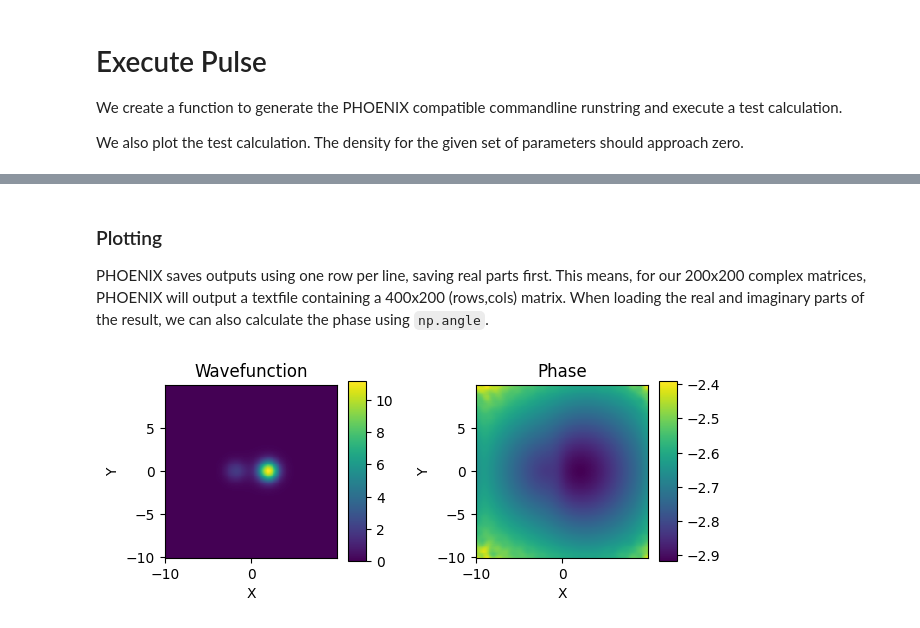
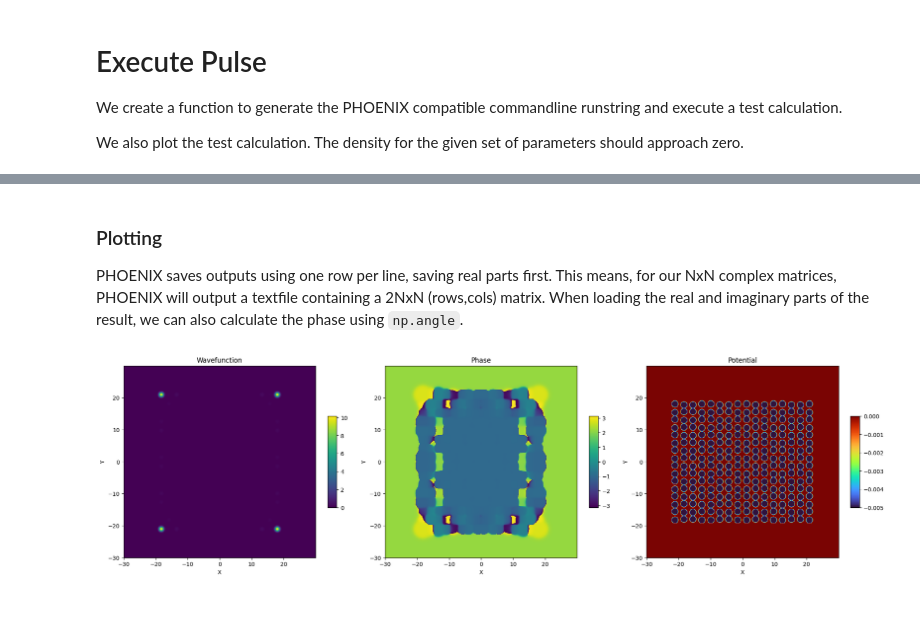
Before and after one commit to Schumacher-Group-UPB/PULSE, a Jupyter notebook: examples/example_1/example.ipynb, the cells around one changed output, grey strips where cells are left out. Cells and saved outputs as stored; diff of their text form; code cells hidden in the pictures.

```diff
--- a/examples/example_1/example.ipynb
+++ b/examples/example_1/example.ipynb
@@ -115,3 +185,19 @@ plt.tight_layout()
+# %%
+# Plot the first 5 Eigenstates
+rows = N_eigs//5 + 1 if N_eigs%5 != 0 else N_eigs//5
+cols = np.min((5, N_eigs)).astype(int)
+fig, axes = plt.subplots(rows,cols, figsize=(20,4*rows))
+ax = axes.flatten()
+for i in range(N_eigs):
+    ax[i].imshow(np.abs(eigenvectors[:,i]).reshape(grid_size,grid_size), cmap='turbo')
+    ax[i].set_title(f"Eigenstate {i+1}\nE = {eigenvalues[i]:.8f} eV = {eigenvalues[i]/hbar:.8f} Hz",fontsize=8)
+plt.tight_layout()
+plt.show()
+
+# Plot Eigenvalues
+plt.figure()
+plt.plot(eigenvalues, 'o')
+plt.title("Eigenvalues")
 # %% [markdown]
 # Execute Pulse
 
@@ -180,24 +264,30 @@ print(stdout.decode("utf-8"))
 # %% [markdown]
 ### Plotting
-PHOENIX saves outputs using one row per line, saving real parts first. This means, for our 200x200 complex matrices, PHOENIX will output a textfile containing a 400x200 (rows,cols) matrix. When loading the real and imaginary parts of the result, we can also calculate the phase using `np.angle`.
+PHOENIX saves outputs using one row per line, saving real parts first. This means, for our NxN complex matrices, PHOENIX will output a textfile containing a 2NxN (rows,cols) matrix. When loading the real and imaginary parts of the result, we can also calculate the phase using `np.angle`.
 # %%
 # Plot Results
 data = np.loadtxt( os.path.join(result_path, "wavefunction_plus.txt") )
 re,im = data[:grid_size,:], data[grid_size:,:]
 psi = (re + 1j*im).reshape(grid_size,grid_size)
 
-fig, (ax1,ax2) = plt.subplots(1,2)
+fig, (ax1,ax2,ax3) = plt.subplots(1,3, figsize=(20,6))
 ax1.set_title("Wavefunction")
+
 plt_psi = ax1.pcolormesh(X,Y,np.abs(psi)**2)
 ax2.set_title("Phase")
 plt_phase = ax2.pcolormesh(X,Y,np.angle(psi))
 
-for ax,plot in zip((ax1,ax2),(plt_psi,plt_phase)):
+data = np.loadtxt( os.path.join(result_path, "potential_plus.txt") )
+
+ax3.set_title("Potential")
+plt_potential = ax3.pcolormesh(X,Y,data, cmap='turbo')
+
+for ax,plot in zip((ax1,ax2,ax3),(plt_psi,plt_phase,plt_potential)):
     ax.set_xlabel("X")
     ax.set_ylabel("Y")
     ax.set_aspect("equal")
     fig.colorbar(plot, ax=ax, shrink=0.4, aspect=10)
 
 plt.tight_layout()
 # %% [output]
-[figure, old version]
+[figure, new version]
```
Also changed, not shown: parts of 27 cells of this notebook, 4 other files.
